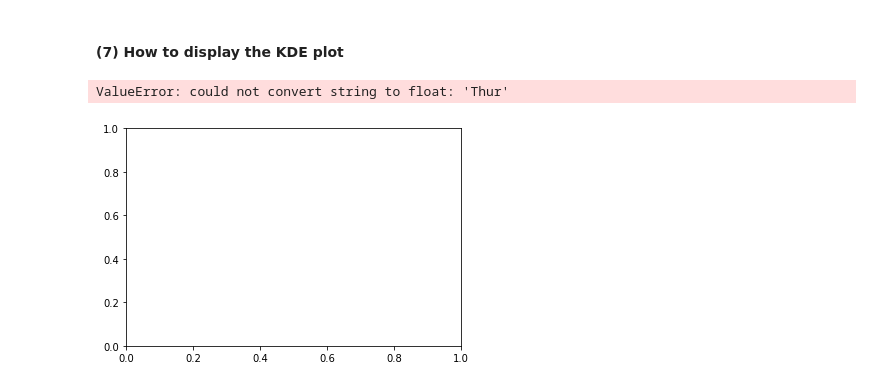
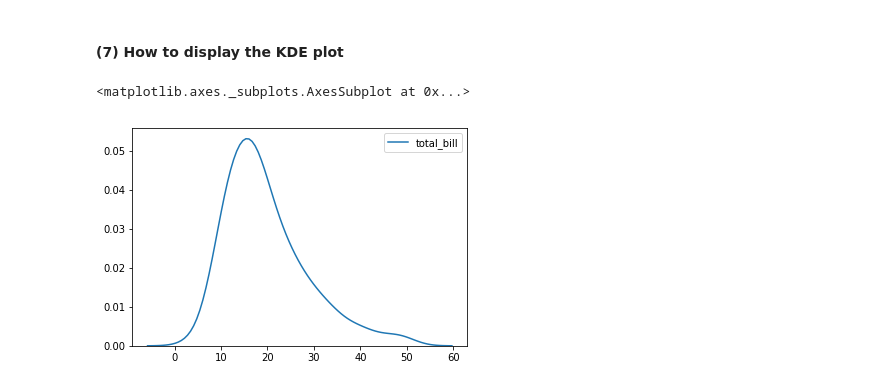
Before and after one commit to kbrook10/bootcamp_python_for_data_science_and_machine_learning, a Jupyter notebook: support_files/Python-for-Data-Visualization/Seaborn/seaborn_practice.ipynb, the cells around one changed output. Saved outputs shown, nothing was run; the diff lists cells and outputs as text; code cells hidden in the pictures.

Commit message:
Learning how to use the various seaborn distribution plots: distplot for histograms, jointplot for two column distribution comparison, pairplot for jointplots on every numerical series in dataset and finaly rugplot for understanding logic behind KDE (Kernel Density Estimation) plots

```diff
--- a/support_files/Python-for-Data-Visualization/Seaborn/seaborn_practice.ipynb
+++ b/support_files/Python-for-Data-Visualization/Seaborn/seaborn_practice.ipynb
@@ -203,7 +203,7 @@ Text(0.5,0.98,'Sum of the Basis Functions')
 #### (7) How to display the KDE plot
 # %%
 # Use the .kdeplot() method to remove the histogram and only display the KDE
-sns.kdeplot(tips)
+sns.kdeplot(tips['total_bill'])
 # %% [output]
-ValueError: could not convert string to float: 'Thur'
+<matplotlib.axes._subplots.AxesSubplot at 0x...>
-[figure, old version]
+[figure, new version]
```
